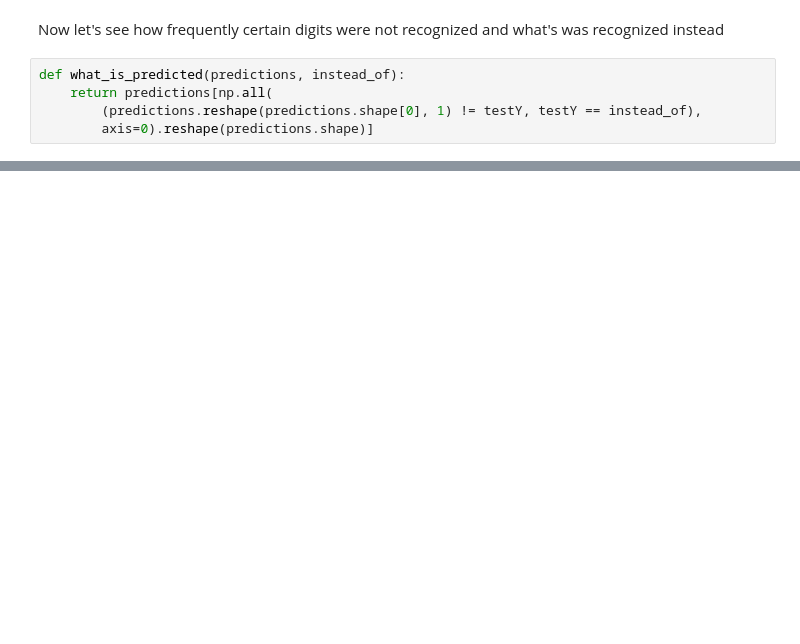
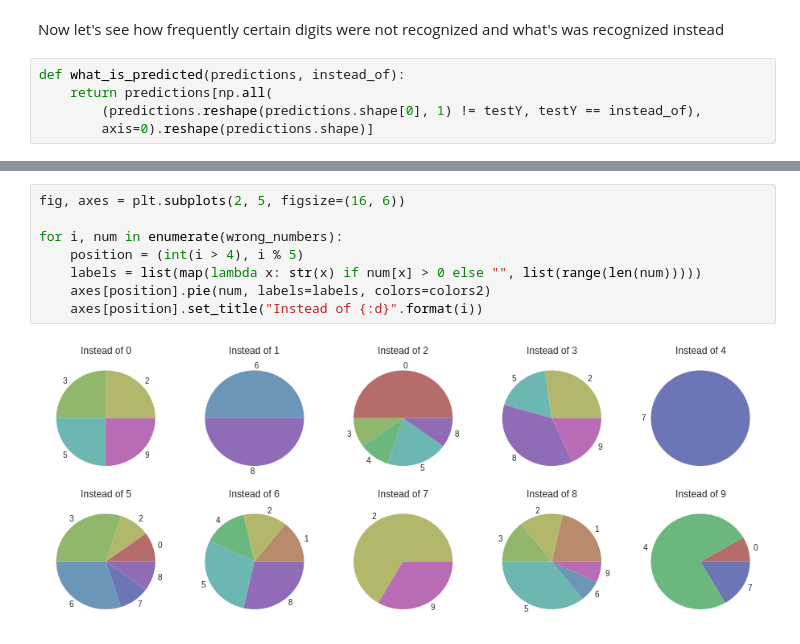
Before and after one commit to ddaletski/Data-Science-Training, a Jupyter notebook: ipython_notebooks/mnist.ipynb, the cells around one changed output, grey strips where cells are left out. Cells and saved outputs as stored; diff of their text form; blank space fills up the shorter version.

```diff
--- a/ipython_notebooks/mnist.ipynb
+++ b/ipython_notebooks/mnist.ipynb
@@ -141,0 +155,10 @@ NameError: name 'predictions' is not defined
+# %%
+fig, axes = plt.subplots(2, 5, figsize=(16, 6))
+
+for i, num in enumerate(wrong_numbers):
+    position = (int(i > 4), i % 5)
+    labels = list(map(lambda x: str(x) if num[x] > 0 else "", list(range(len(num)))))
+    axes[position].pie(num, labels=labels, colors=colors2)
+    axes[position].set_title("Instead of {:d}".format(i))
+# %% [output]
+[figure, added]
```
Also changed, not shown: parts of 8 cells of this notebook.
